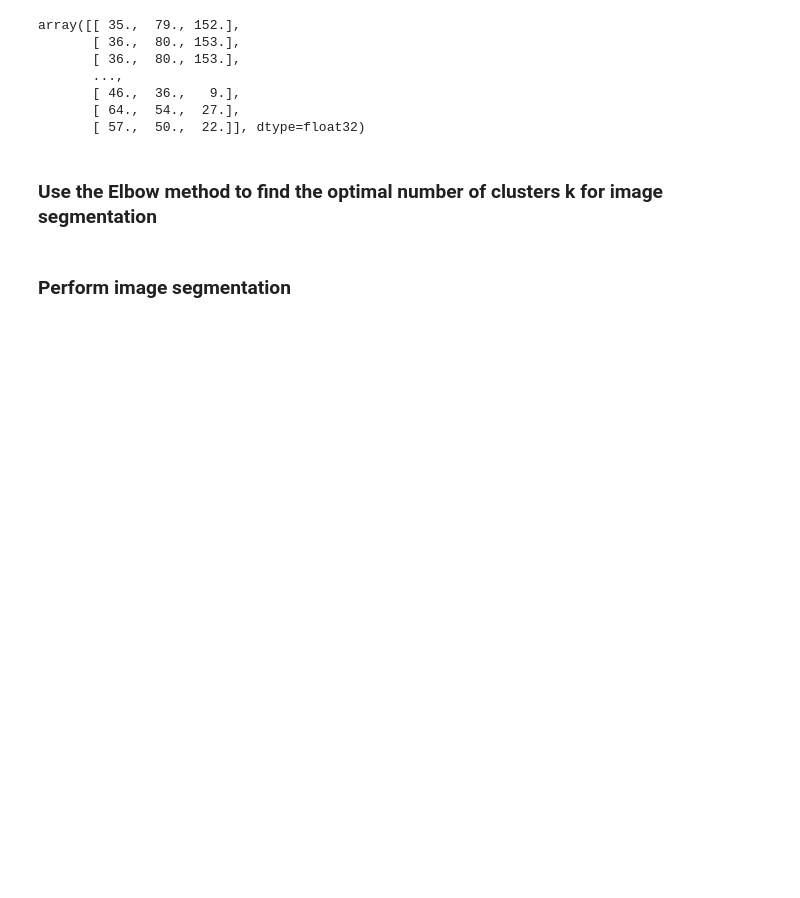
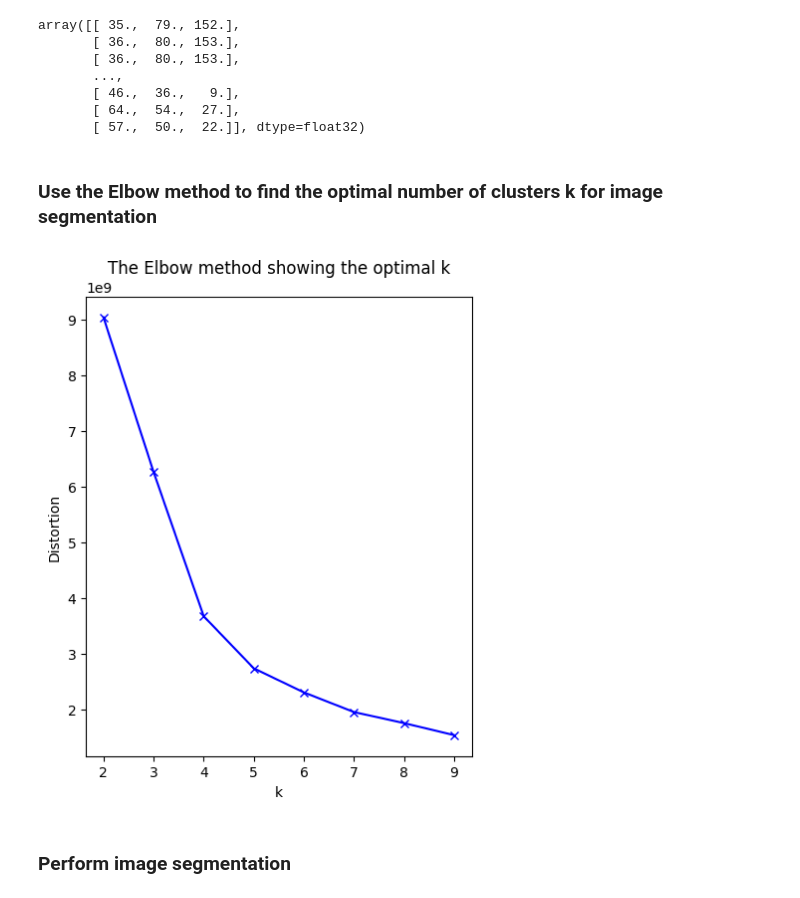
Before and after one commit to oetiklu1/data_analytics, a Jupyter notebook: WTYK/LC_10/image_segementation_k_means_clustering_solution.ipynb, the cells around one changed output. Drawn from its saved outputs; the diff is of its cells as text; code cells hidden in the pictures; blank space fills up the shorter version.

```diff
--- a/WTYK/LC_10/image_segementation_k_means_clustering_solution.ipynb
+++ b/WTYK/LC_10/image_segementation_k_means_clustering_solution.ipynb
@@ -81,24 +81,26 @@ array([[ 35.,  79., 152.],
 # %%
 # Sum of squared distances of samples to their closest cluster center
 distortions = []
 
 # Range of k's
 K = range(2,10,1)
 
 # Loop to find the optimal k
 for k in K:
     kmeanModel = KMeans(n_clusters=k)
     kmeanModel.fit(pixel_vals)
     distortions.append(kmeanModel.inertia_)
 
 # Elbow plot
-plt.figure(figsize=(5,3))
+plt.figure(figsize=(5,6))
 plt.plot(K, distortions, 'bx-')
 plt.xlabel('k')
 plt.ylabel('Distortion')
 plt.title('The Elbow method showing the optimal k')
 
 plt.show()
+# %% [output]
+[figure, added]
 # %% [markdown]
 ### Perform image segmentation
 # %%
```
Also changed, not shown: parts of 2 cells of this notebook.
